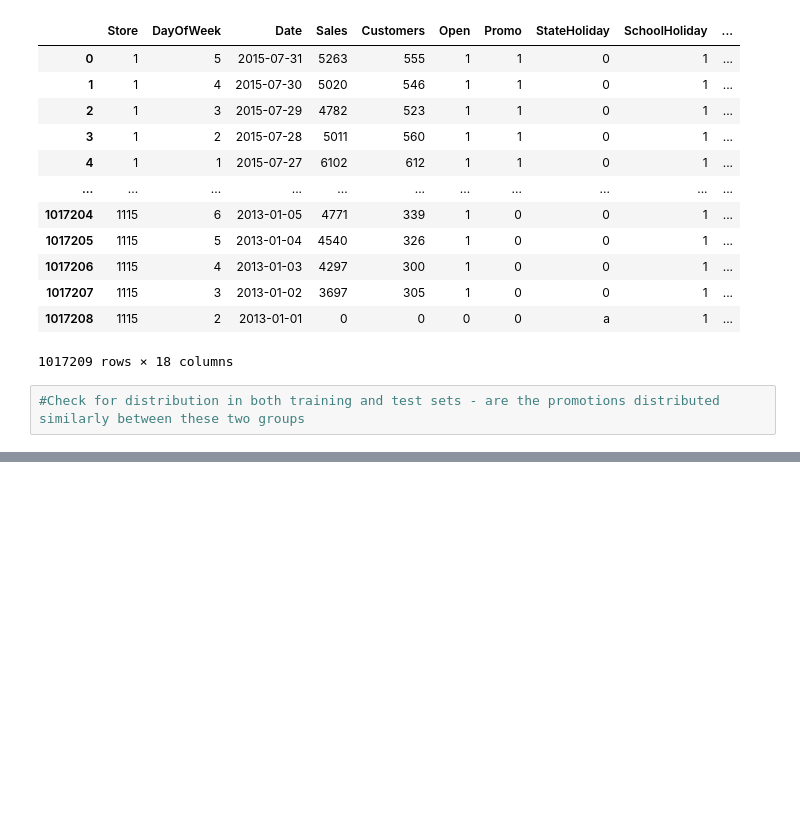
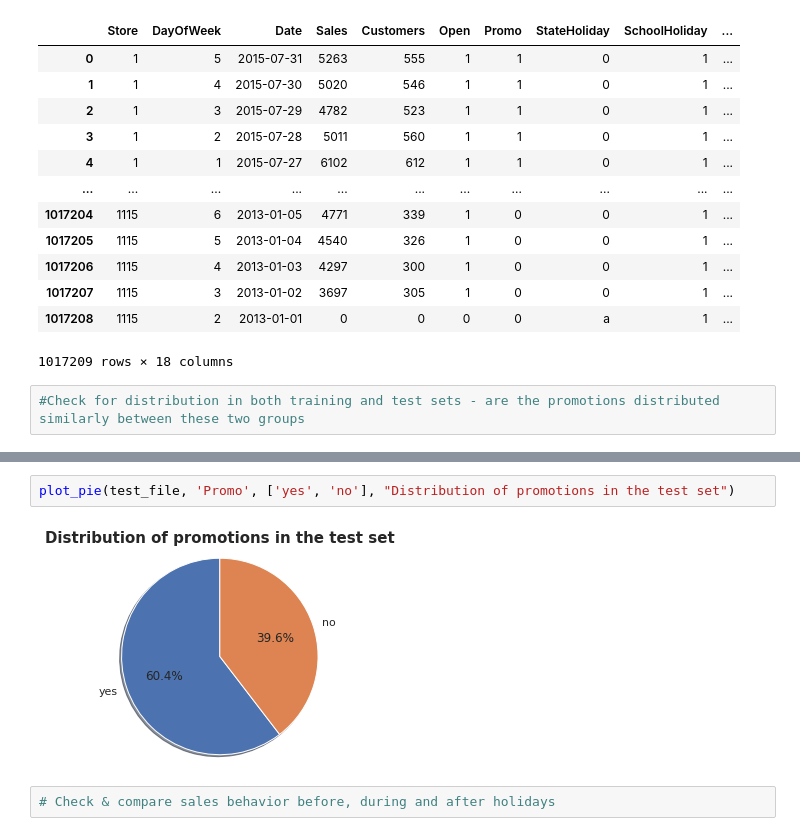
Before and after one commit to sabaagizew/10Acadamey_week-3, a Jupyter notebook: week3_sales_pridict_prophet.ipynb, the cells around one changed output, grey strips where cells are left out. Cells and saved outputs as stored; diff of their text form; blank space fills up the shorter version.

```diff
--- a/week3_sales_pridict_prophet.ipynb
+++ b/week3_sales_pridict_prophet.ipynb
@@ -564,0 +383,6 @@ ax.set(title='Engagement rate model fit & prediction for Campaign ID ')
+# %%
+plot_pie(test_file, 'Promo', ['yes', 'no'], "Distribution of promotions in the test set")
+# %% [output]
+[figure, added]
+# %%
+# Check & compare sales behavior before, during and after holidays
```
Also changed, not shown: parts of 52 cells of this notebook.
